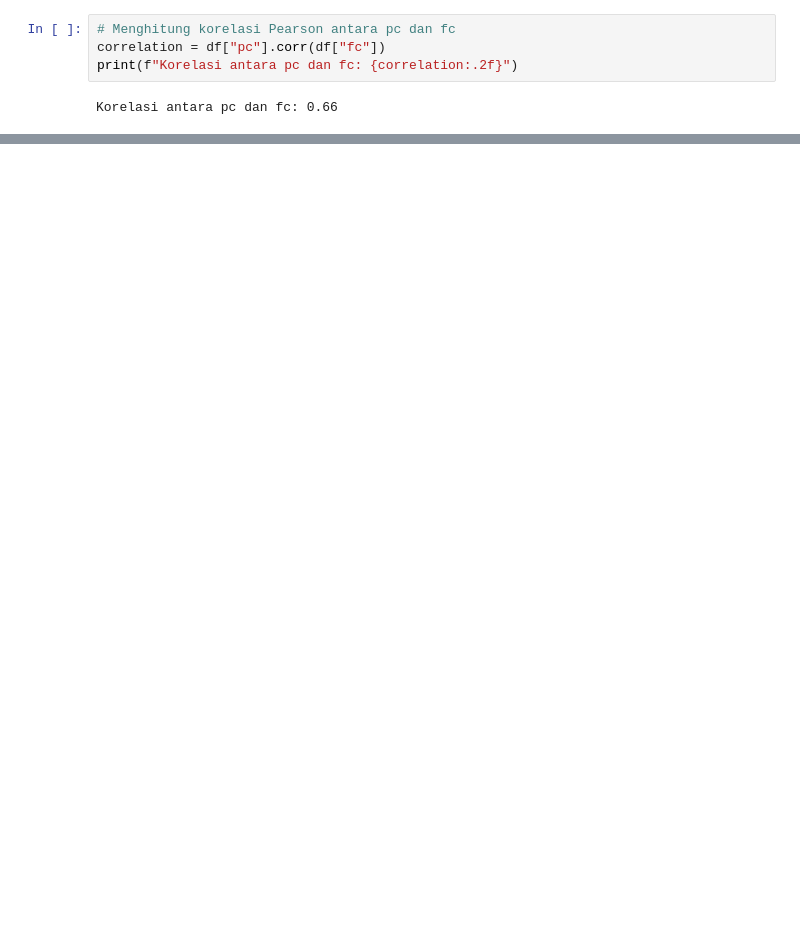
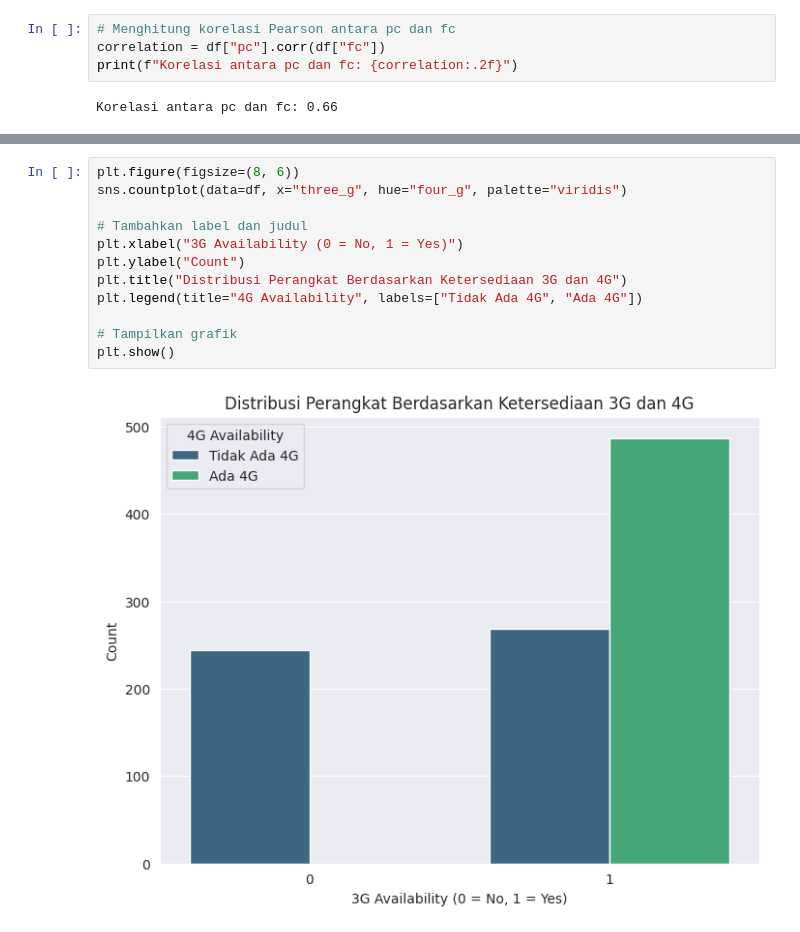
Before and after one commit to dkzyhg/mobile-eda, a Jupyter notebook: eda_mobile_phone.ipynb, the cells around one changed output, grey strips where cells are left out. Cells and saved outputs as stored; diff of their text form; blank space fills up the shorter version.

```diff
--- a/eda_mobile_phone.ipynb
+++ b/eda_mobile_phone.ipynb
@@ -164,0 +207,14 @@ Korelasi antara pc dan fc: 0.66
+# %%
+plt.figure(figsize=(8, 6))
+sns.countplot(data=df, x="three_g", hue="four_g", palette="viridis")
+
+# Tambahkan label dan judul
+plt.xlabel("3G Availability (0 = No, 1 = Yes)")
+plt.ylabel("Count")
+plt.title("Distribusi Perangkat Berdasarkan Ketersediaan 3G dan 4G")
+plt.legend(title="4G Availability", labels=["Tidak Ada 4G", "Ada 4G"])
+
+# Tampilkan grafik
+plt.show()
+# %% [output]
+[figure, added]
```
Also changed, not shown: parts of 9 cells of this notebook.
